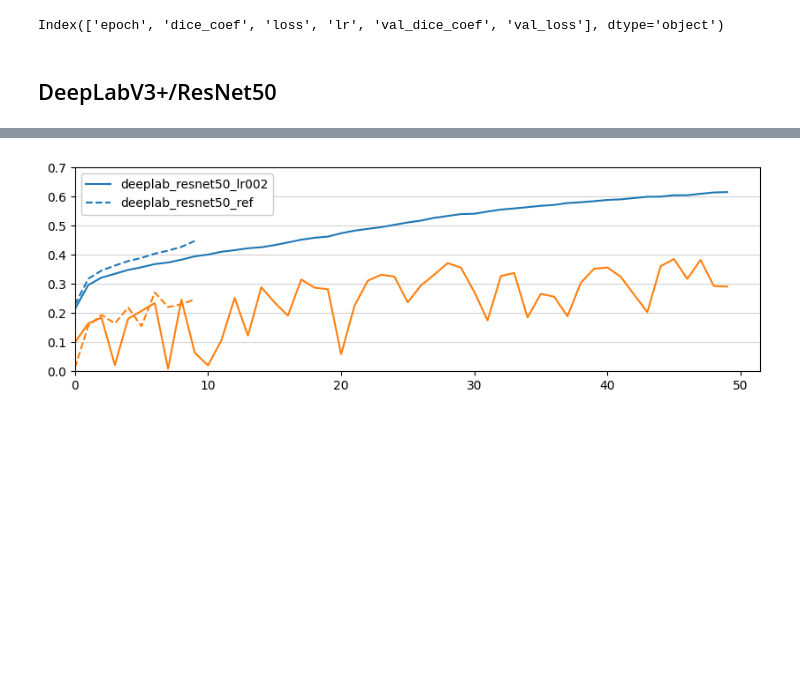
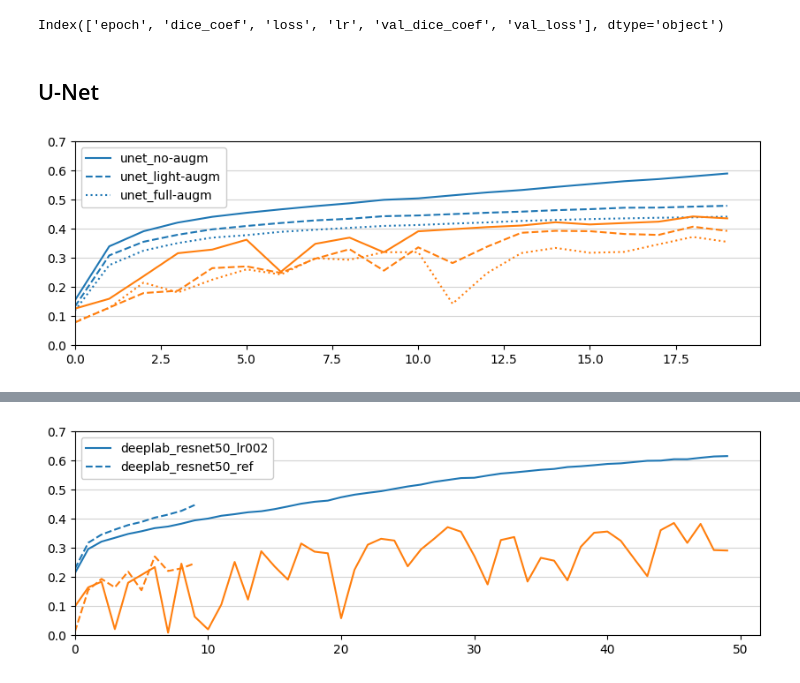
Before and after one commit to tomlqc/identify-contrails, a Jupyter notebook: notebooks-logs/History.ipynb, the cells around one changed output, grey strips where cells are left out. Drawn from its saved outputs; the diff is of its cells as text; code cells hidden in the pictures; blank space fills up the shorter version.

```diff
--- a/notebooks-logs/History.ipynb
+++ b/notebooks-logs/History.ipynb
@@ -116,4 +136,8 @@ logs['deeplab_p3dresnet_ref'].columns
 # %% [output]
 Index(['epoch', 'dice_coef', 'loss', 'lr', 'val_dice_coef', 'val_loss'], dtype='object')
 # %% [markdown]
-## DeepLabV3+/ResNet50
+## U-Net
+# %%
+plot_vs_ref('unet_no-augm', 'unet_light-augm', 'unet_full-augm')
+# %% [output]
+[figure, added]
```
Also changed, not shown: parts of 8 cells of this notebook.
